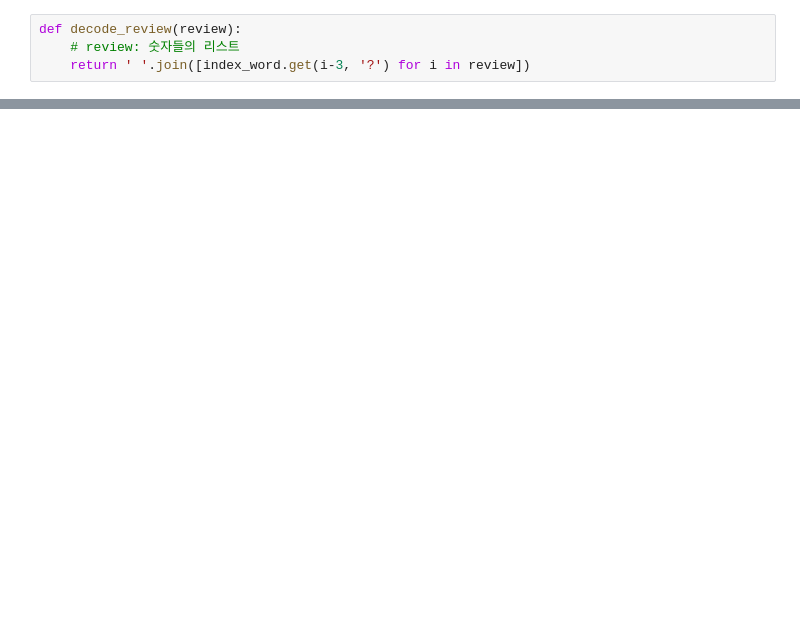
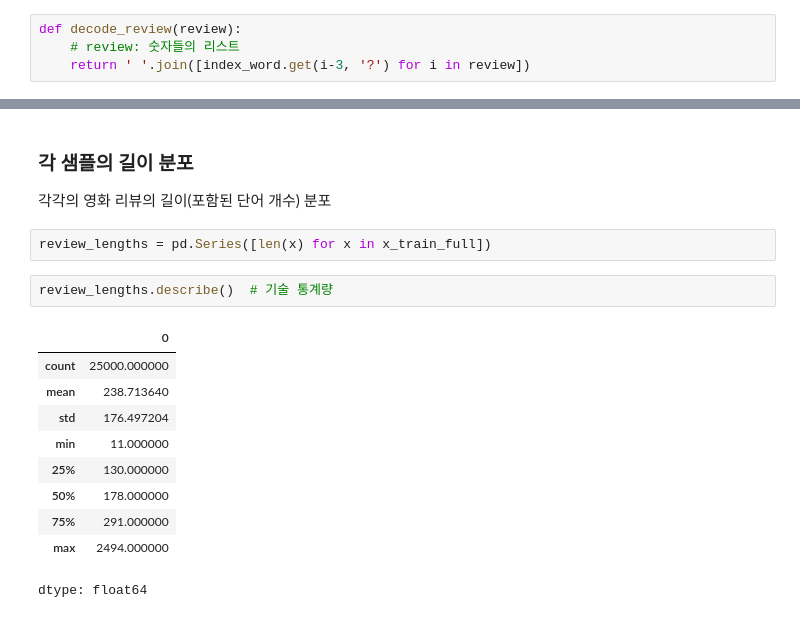
Before and after one commit to JakeOh/202505_BD50, a Jupyter notebook: lab_da/ml20_rnn.ipynb, the cells around one changed output, grey strips where cells are left out. Saved outputs shown, nothing was run; the diff lists cells and outputs as text; blank space fills up the shorter version.

```diff
--- a/lab_da/ml20_rnn.ipynb
+++ b/lab_da/ml20_rnn.ipynb
@@ -166,0 +178,19 @@ decode_review(x_train_full[1])
+# %% [markdown]
+### 각 샘플의 길이 분포
+
+각각의 영화 리뷰의 길이(포함된 단어 개수) 분포
+# %%
+review_lengths = pd.Series([len(x) for x in x_train_full])
+# %%
+review_lengths.describe()  # 기술 통계량
+# %% [output]
+|  | 0 |
+| count | 25000.000000 |
+| mean | 238.713640 |
+| std | 176.497204 |
+| min | 11.000000 |
+| 25% | 130.000000 |
+| 50% | 178.000000 |
+| 75% | 291.000000 |
+| max | 2494.000000 |
+dtype: float64
```
Also changed, not shown: parts of 15 cells of this notebook.
